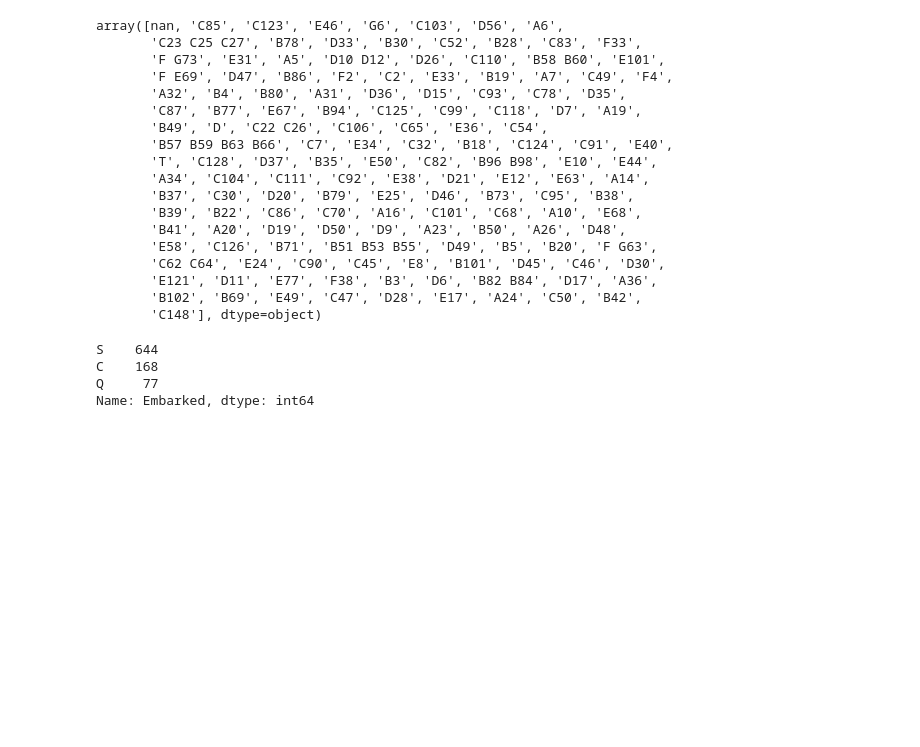
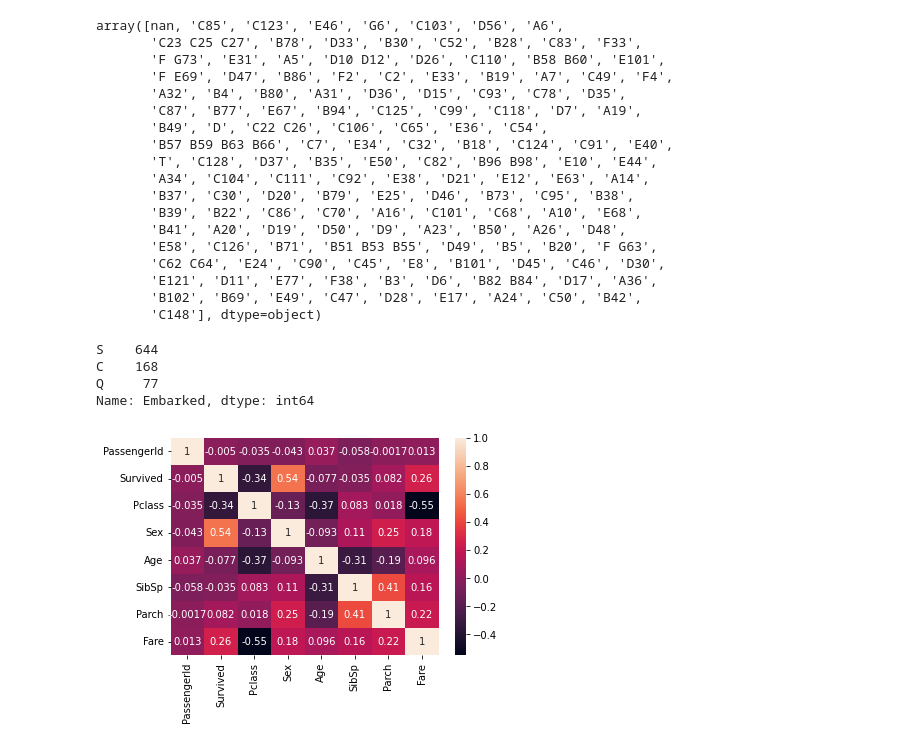
Before and after one commit to TheHamhams/titanic, a Jupyter notebook: notebook.ipynb, the cells around one changed output. Saved outputs shown, nothing was run; the diff lists cells and outputs as text; code cells hidden in the pictures; blank space fills up the shorter version.

Commit message:
added heat and correlation functions to util, did training changes to test

```diff
--- a/notebook.ipynb
+++ b/notebook.ipynb
@@ -175,3 +183,7 @@ S    644
 C    168
 Q     77
 Name: Embarked, dtype: int64
+# %%
+util.heat(training)
+# %% [output]
+[figure, added]
```
Also changed, not shown: parts of 5 cells of this notebook, 1 other file.
